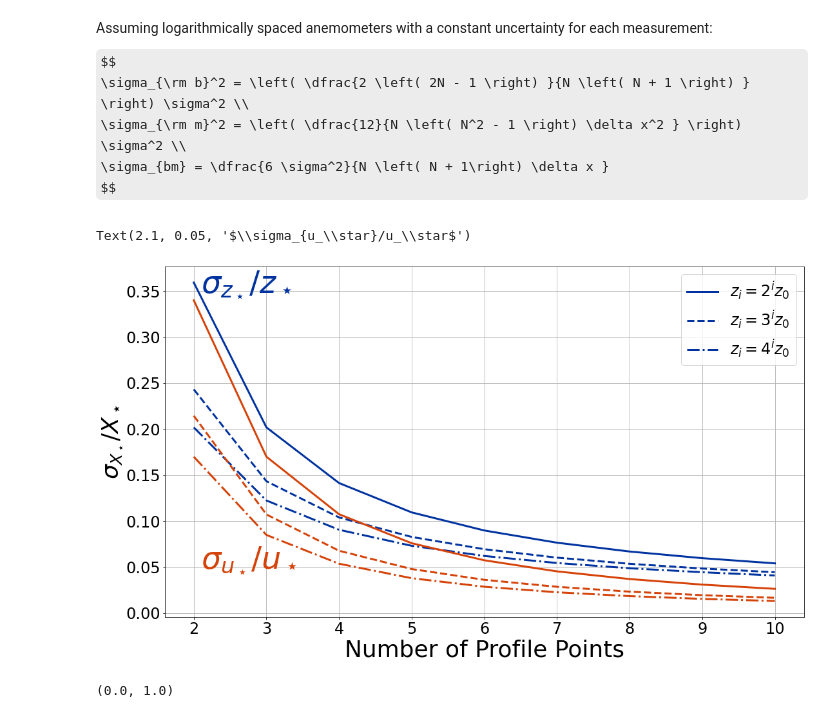
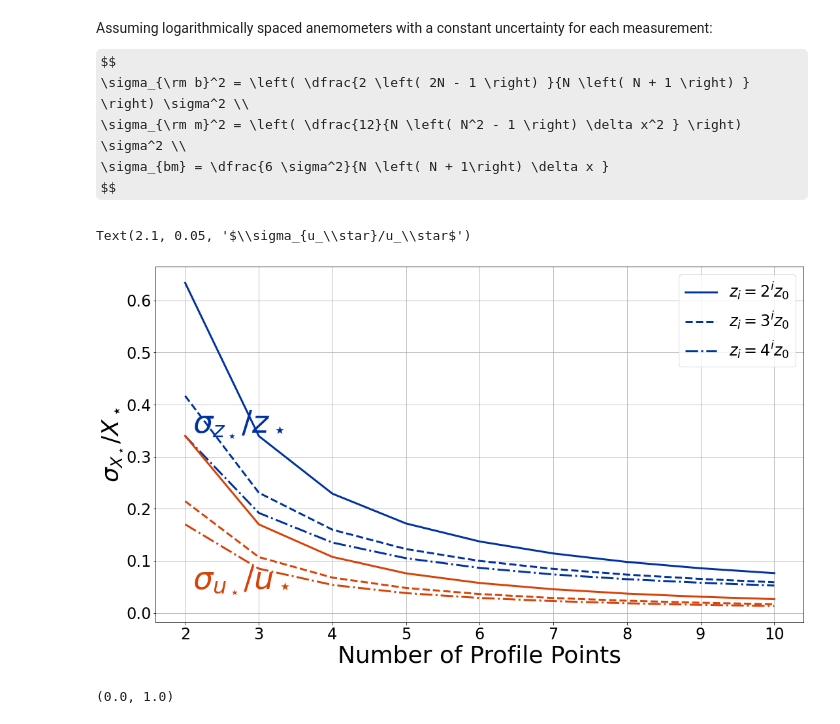
Before and after one commit to BoiseStatePlanetary/Optimizing-Number-and-Placement-of-Anemometers, a Jupyter notebook: figures and data/Uncertainties on Roughness and Shear Velocity.ipynb, the cells around one changed output. Drawn from its saved outputs; the diff is of its cells as text; code cells hidden in the pictures; some formulas as TeX source.

```diff
--- a/figures and data/Uncertainties on Roughness and Shear Velocity.ipynb
+++ b/figures and data/Uncertainties on Roughness and Shear Velocity.ipynb
@@ -211,7 +211,7 @@ $$
 $$
 # %%
 def calc_analytic_fractional_zstar_uncertainty(N, kappa=0.4, sigma_over_ustar=1./6, delta_x=np.log(2),
-                                               zstar_over_z0=10.):
+                                               zstar_over_z0=75.):
     term1 = 2*(N - 1)/(N*(N + 1))
     term2 = np.log(zstar_over_z0)**2*12/(N*(N**2 - 1)*delta_x**2)
     term3 = 2*np.log(zstar_over_z0)*6/(N*(N + 1)*delta_x)
@@ -225,34 +225,34 @@ N = np.arange(2, 11)
 fig = plt.figure(figsize=(10*aspect_ratio, 10))
 ax1 = fig.add_subplot(111)
 
 ax1.plot(N, calc_analytic_fractional_zstar_uncertainty(N, delta_x=np.log(2)),
          color=BoiseState_blue, lw=3, label=r'$z_i = 2^i z_0$')
 ax1.plot(N, calc_analytic_fractional_zstar_uncertainty(N, delta_x=np.log(3)),
                                                        color=BoiseState_blue, lw=3, ls='--',
                                                        label=r'$z_i = 3^i z_0$')
 ax1.plot(N, calc_analytic_fractional_zstar_uncertainty(N, delta_x=np.log(4)),
          color=BoiseState_blue, lw=3, ls='-.', label=r'$z_i = 4^i z_0$')
 
 ax1.plot(N, calc_analytic_fractional_ustar_uncertainty(N, delta_x=np.log(2)),
          color=BoiseState_orange, lw=3)
 ax1.plot(N, calc_analytic_fractional_ustar_uncertainty(N, delta_x=np.log(3)),
                                                        color=BoiseState_orange, lw=3, ls='--')
 ax1.plot(N, calc_analytic_fractional_ustar_uncertainty(N, delta_x=np.log(4)),
          color=BoiseState_orange, lw=3, ls='-.')
 
 ax1.legend(loc='upper right', fontsize=24)
 ax1.grid(True)
 ax1.set_xlabel('Number of Profile Points', fontsize=36)
 ax1.set_ylabel(r'$\sigma_{X_\star}/X_\star$', fontsize=36)
 ax1.tick_params(labelsize=24)
 
 ax1.text(2.1, 0.35, r'$\sigma_{z_\star}/z_\star$', color=BoiseState_blue, fontsize=48)
 ax1.text(2.1, 0.05, r'$\sigma_{u_\star}/u_\star$', color=BoiseState_orange, fontsize=48)
 
 # fig.savefig("fractional_uncertainties.jpg", dpi=300, bbox_inches="tight")
 # %% [output]
 Text(2.1, 0.05, '$\\sigma_{u_\\star}/u_\\star$')
-[figure, old version]
+[figure, new version]
 # %%
 nums_sensors = np.arange(2, 11)
 
```
